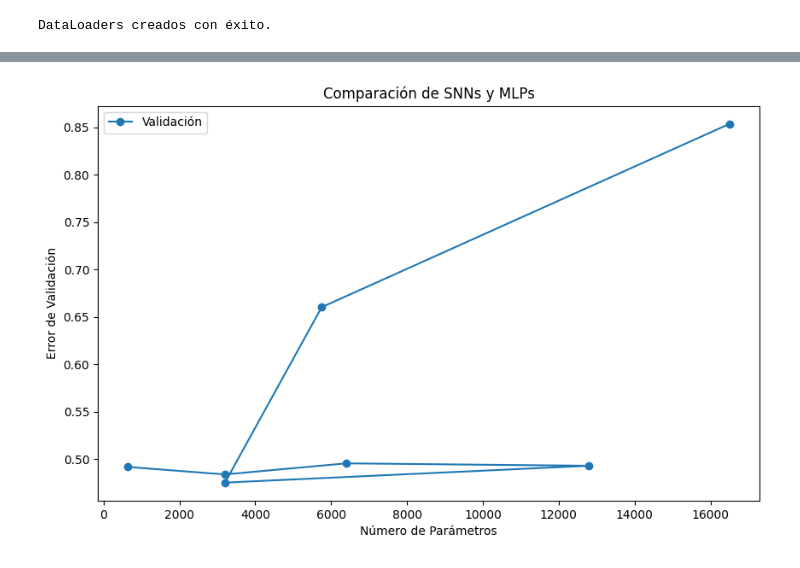
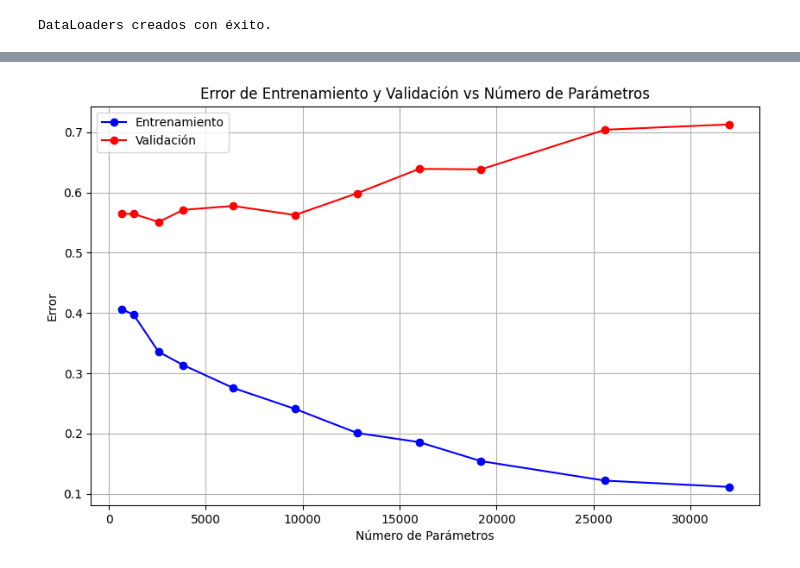
Before and after one commit to soriasorias/Generalizaci-n-MNIST-Data-Credit, a Jupyter notebook: generalizacionCreditData.ipynb, the cells around one changed output, grey strips where cells are left out. Drawn from its saved outputs; the diff is of its cells as text; code cells hidden in the pictures.

```diff
--- a/generalizacionCreditData.ipynb
+++ b/generalizacionCreditData.ipynb
@@ -138,21 +160,8 @@ Tamaño de la capa oculta: 200, Número de parámetros: 12802, Error de validaci
 # %%
-class MLP(nn.Module):
-    def __init__(self, input_size, hidden_sizes, output_size):
-        super(MLP, self).__init__()
-        layers = []
-        previous_size = input_size
-        for hidden_size in hidden_sizes:
-            layers.append(nn.Linear(previous_size, hidden_size))
-            layers.append(nn.ReLU())
-            previous_size = hidden_size
-        layers.append(nn.Linear(previous_size, output_size))
-        self.net = nn.Sequential(*layers)
+# Probar diferentes configuraciones de MLP con similar número de parámetros
+mlp_configs = [[5], [10, 10], [20, 20], [40, 40], [60, 60], [80, 80], [100, 100], [120, 120], [150, 150]]
 
-    def forward(self, x):
-        return self.net(x)
-
-# Probar diferentes configuraciones de MLP con similar número de parámetros
-mlp_configs = [[50], [50, 50], [100, 100]]
+num_params_list, train_losses, val_losses = [], [], []
 
 for hidden_sizes in mlp_configs:
     # Crear el modelo
@@ -179,13 +194,25 @@ Configuración MLP [100, 100], Número de parámetros: 6402, Error de validació
 # %%
 import matplotlib.pyplot as plt
 
-# Graficar los errores vs número de parámetros
+# Graficar los errores de entrenamiento y validación vs número de parámetros
 plt.figure(figsize=(10, 6))
-plt.plot(num_params_list, [val[-1] for val in val_losses], marker='o', label='Validación')
+
+# Graficar el error de entrenamiento
+plt.plot(num_params_list, [train[-1] for train in train_losses], marker='o', label='Entrenamiento', color='blue')
+
+# Graficar el error de validación
+plt.plot(num_params_list, [val[-1] for val in val_losses], marker='o', label='Validación', color='red')
+
+# Etiquetas y título
 plt.xlabel('Número de Parámetros')
-plt.ylabel('Error de Validación')
-plt.title('Comparación de SNNs y MLPs')
+plt.ylabel('Error')
+plt.title('Error de Entrenamiento y Validación vs Número de Parámetros')
+
+# Agregar leyenda
 plt.legend()
+
+# Mostrar la gráfica
+plt.grid(True)
 plt.show()
 # %% [output]
-[figure, old version]
+[figure, new version]
```
Also changed, not shown: parts of 4 cells of this notebook, 1 other file.
